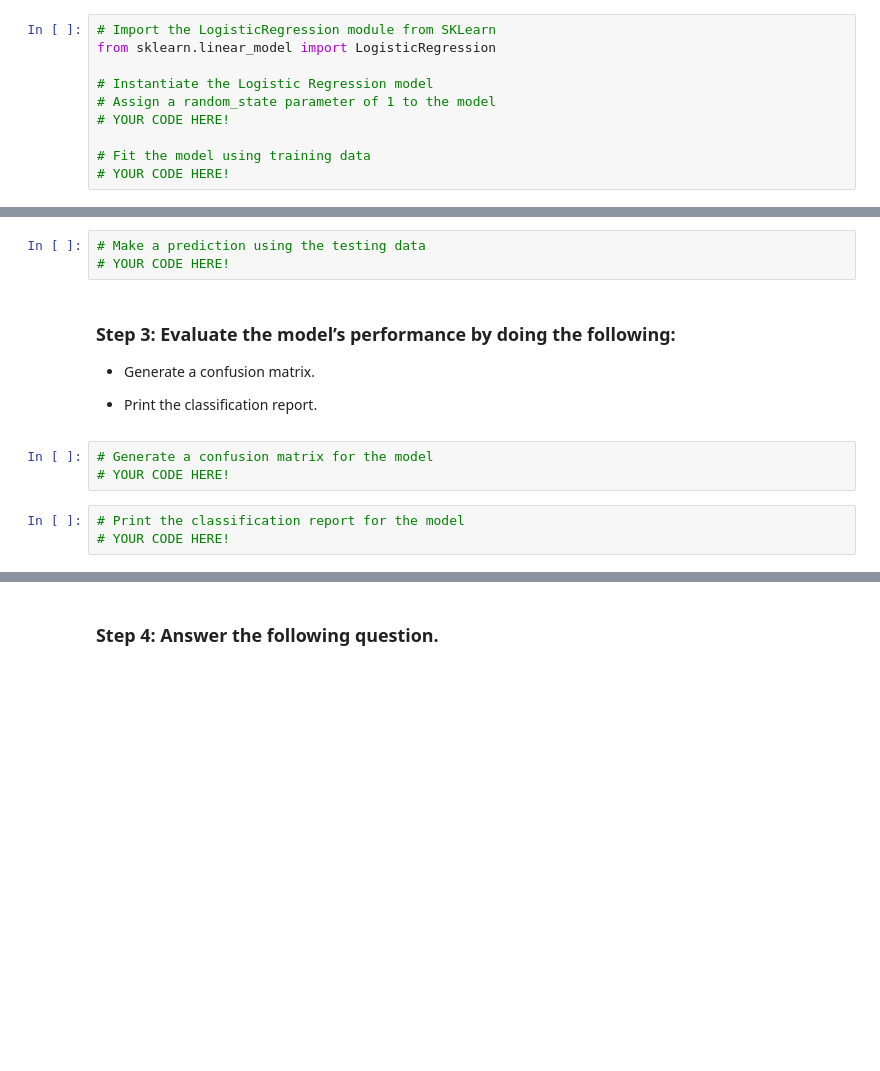
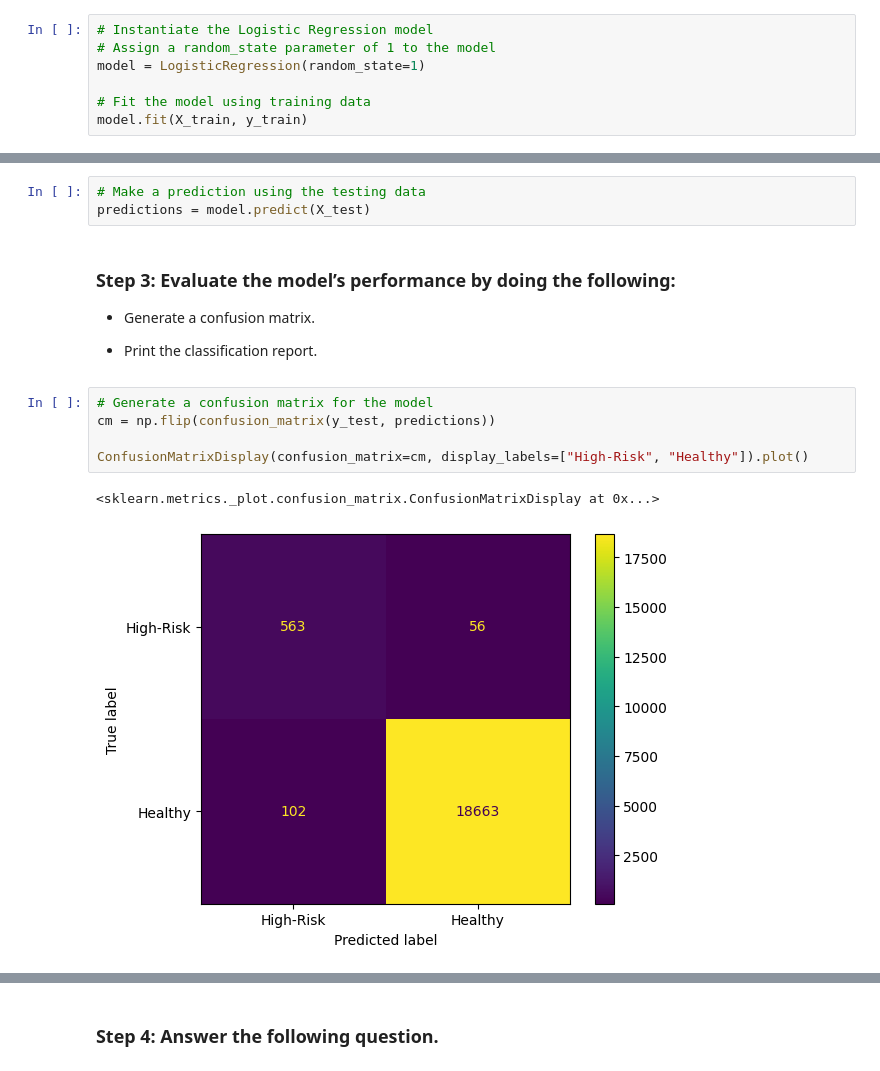
Before and after one commit to mdg1317/credit-risk-classification, a Jupyter notebook: Credit_Risk/credit_risk_classification.ipynb, the cells around one changed output, grey strips where cells are left out. Cells and saved outputs as stored; diff of their text form; blank space fills up the shorter version.

Commit message:
Created and evaluated LogisticRegression model

```diff
--- a/Credit_Risk/credit_risk_classification.ipynb
+++ b/Credit_Risk/credit_risk_classification.ipynb
@@ -62,12 +63,9 @@ X_train, X_test, y_train, y_test = train_test_split(X, y, random_state=1)
 # %% [markdown]
 ###  Step 1: Fit a logistic regression model by using the training data (`X_train` and `y_train`).
 # %%
-# Import the LogisticRegression module from SKLearn
-from sklearn.linear_model import LogisticRegression
-
 # Instantiate the Logistic Regression model
 # Assign a random_state parameter of 1 to the model
-# YOUR CODE HERE!
+model = LogisticRegression(random_state=1)
 
 # Fit the model using training data
-# YOUR CODE HERE!
+model.fit(X_train, y_train)
@@ -75,7 +75,7 @@ from sklearn.linear_model import LogisticRegression
 ### Step 2: Save the predictions on the testing data labels by using the testing feature data (`X_test`) and the fitted model.
 # %%
 # Make a prediction using the testing data
-# YOUR CODE HERE!
+predictions = model.predict(X_test)
 # %% [markdown]
 ### Step 3: Evaluate the model’s performance by doing the following:
 
@@ -84,7 +84,9 @@ from sklearn.linear_model import LogisticRegression
 * Print the classification report.
 # %%
 # Generate a confusion matrix for the model
-# YOUR CODE HERE!
+cm = np.flip(confusion_matrix(y_test, predictions))
+
+ConfusionMatrixDisplay(confusion_matrix=cm, display_labels=["High-Risk", "Healthy"]).plot()
+# %% [output]
+<sklearn.metrics._plot.confusion_matrix.ConfusionMatrixDisplay at 0x...>
+[figure, added]
-# %%
-# Print the classification report for the model
-# YOUR CODE HERE!
```
Also changed, not shown: parts of 3 cells of this notebook.
